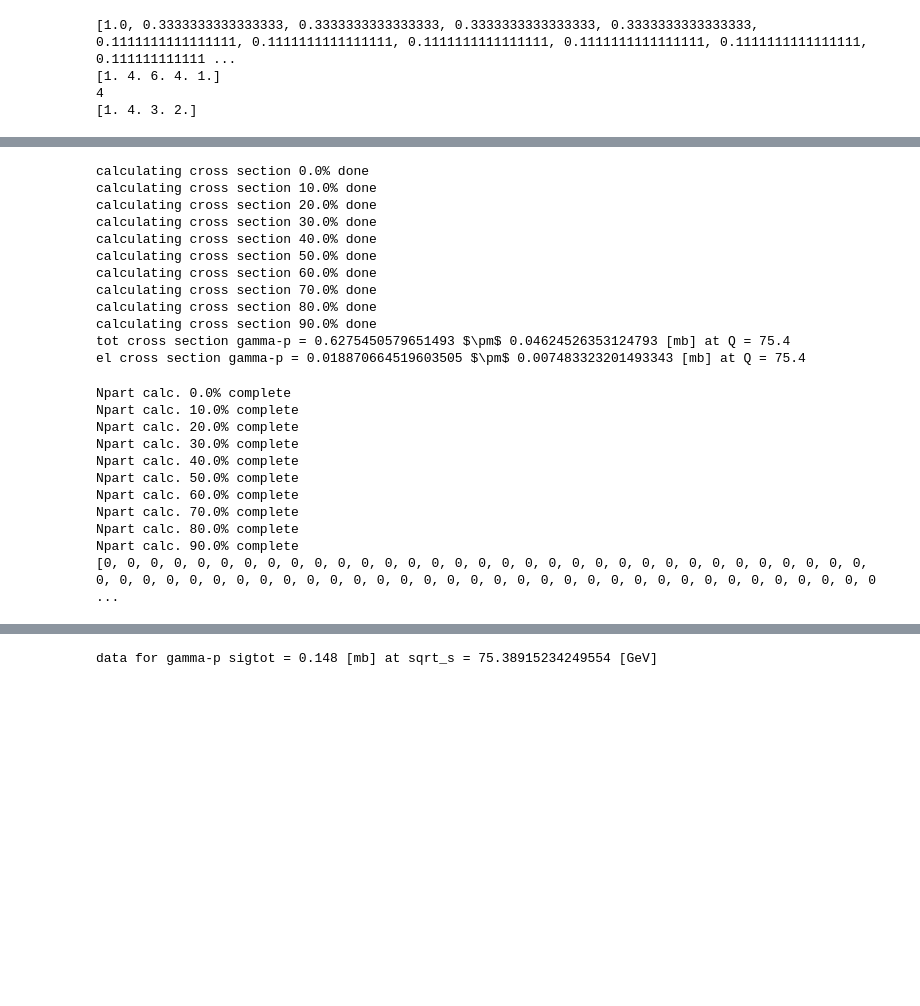
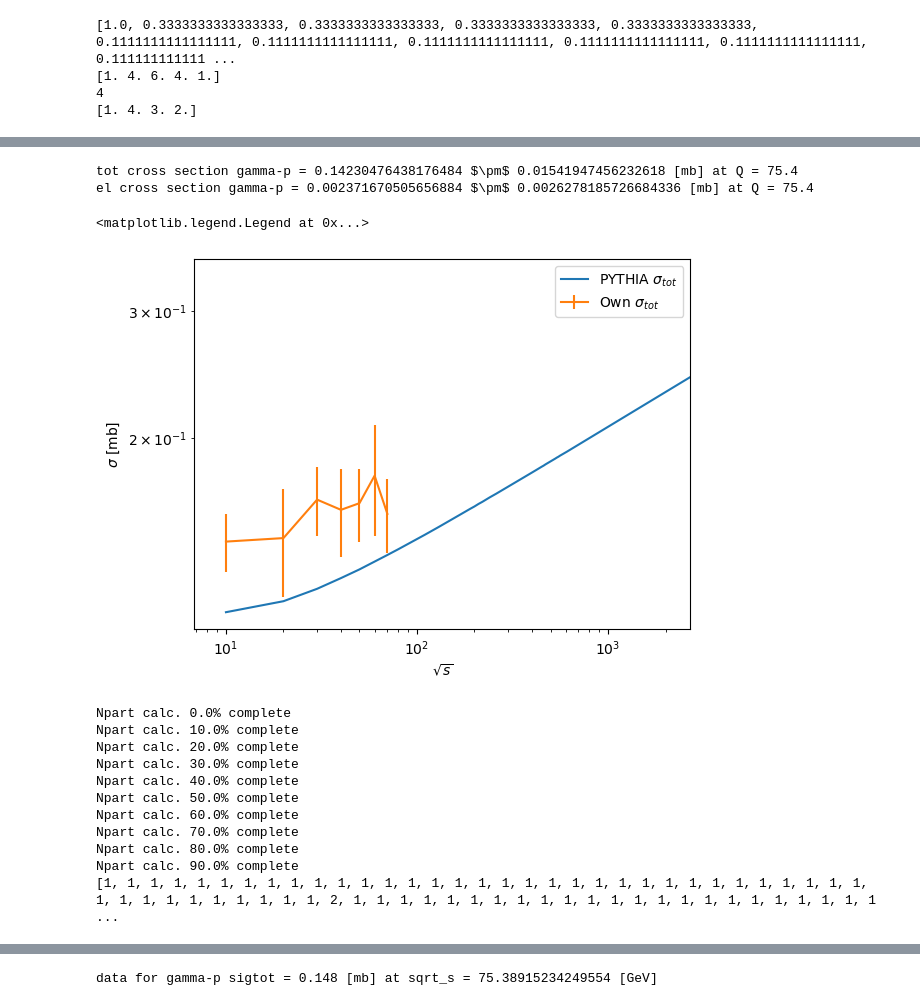
Before and after one commit to SaIsMM/GMC-eA, a Jupyter notebook: GMC v14 Oscar Sepp.ipynb, the cells around one changed output, grey strips where cells are left out. Drawn from its saved outputs; the diff is of its cells as text; code cells hidden in the pictures; blank space fills up the shorter version.

```diff
--- a/GMC v14 Oscar Sepp.ipynb
+++ b/GMC v14 Oscar Sepp.ipynb
@@ -955,21 +995,22 @@ fij analytical = 0.011626962936820473
 [figure]
 # %%
 Q = 75.4
-num_barrs = 100 # number of sampled cross sections (want to try more since large std but have to move to cluster. problem: running out of ram)
+num_barrs = 10 # number of sampled cross sections (want to try more since large std but have to move to cluster. problem: running out of ram)
 bMax_p = 3
+r=0.07
 
-def cs_gamma_p(Q, num_barrs, bMax_p, num_impact):
+def cs_gamma_p(Q, num_barrs, bMax_p, num_impact, r):
     sigmatot_arr = np.zeros(num_barrs)
     sigmael_arr = np.zeros(num_barrs)
 
     for i in range(num_barrs):
         impacts = []
-        if (i % (num_barrs/10)) == 0:
-            print(f'calculating cross section {i/num_barrs*100}% done')
+        # if (i % (num_barrs/10)) == 0:
+        #     print(f'calculating cross section {i/num_barrs*100}% done')
         for j in range(num_impact):
             impacts.append(impactsampler(bMax_p))
-
-        sigmatot_gp, sigmael_gp = sigma_gp(dipTargets, impacts, Q)
+        dipTargets = dip_Proton(0,0)
+        sigmatot_gp, sigmael_gp = sigma_gp(dipTargets, impacts, Q, r)
 
         sigmatot_arr[i] = sigmatot_gp
         sigmael_arr[i] = sigmael_gp
@@ -982,19 +1023,9 @@ def cs_gamma_p(Q, num_barrs, bMax_p, num_impact):
     sigel_std = np.std(sigmael_arr)
     return sigtot_mean, sigtot_std, sigel_mean, sigel_std
 
-sigtot_mean, sigtot_std, sigel_mean, sigel_std = cs_gamma_p(Q, num_barrs, bMax_p, num_impact)
+sigtot_mean, sigtot_std, sigel_mean, sigel_std = cs_gamma_p(Q, num_barrs, bMax_p, num_impact, r)
 print(r'tot cross section gamma-p =',sigtot_mean, r'$\pm$',sigtot_std ,f'[mb] at Q = {Q}')
 print(r'el cross section gamma-p =',sigel_mean, r'$\pm$',sigel_std ,f'[mb] at Q = {Q}')
 # %% [output]
-calculating cross section 0.0% done
-calculating cross section 10.0% done
-calculating cross section 20.0% done
-calculating cross section 30.0% done
-calculating cross section 40.0% done
-calculating cross section 50.0% done
-calculating cross section 60.0% done
-calculating cross section 70.0% done
-calculating cross section 80.0% done
-calculating cross section 90.0% done
-tot cross section gamma-p = 0.6275450579651493 $\pm$ 0.04624526353124793 [mb] at Q = 75.4
-el cross section gamma-p = 0.018870664519603505 $\pm$ 0.007483323201493343 [mb] at Q = 75.4
+tot cross section gamma-p = 0.14230476438176484 $\pm$ 0.01541947456232618 [mb] at Q = 75.4
+el cross section gamma-p = 0.002371670505656884 $\pm$ 0.0026278185726684336 [mb] at Q = 75.4
@@ -1001,3 +1062,15 @@ el cross section gamma-p = 0.018870664519603505 $\pm$ 0.007483323201493343 [mb]
+# %%
+plt.plot(sqrts,sigtot, label=r'PYTHIA $\sigma_{tot}$')
+plt.errorbar(newSqrts,sigtot_gps,yerr=sigtot_stds, label=r'Own $\sigma_{tot}$')
+plt.xlabel(r'$\sqrt{s}$')
+plt.ylabel(r'$\sigma$ [mb]')
+plt.xscale('log')
+plt.yscale('log')
+plt.xlim(0, 2700)
+plt.legend()
+# %% [output]
+<matplotlib.legend.Legend at 0x...>
+[figure, added]
 # %%
 # gamma*-A N_part calculations
 
@@ -1009,7 +1082,7 @@ def dip_Npart(dipTargets, impact, Q): # calculates Npart for gamma-A
     fij_arr = np.zeros((len(dipProj),len(dipTargets)))
     N_part = 0
     j=0
-    while j<len(dipTargets):
+    while j<(len(dipTargets)-2):
         next = False
         for i in range(len(dipProj)):
             fij_arr[i][j] = fij_calc(dipProj[i], dipTargets[j])
@@ -1064,14 +1137,14 @@ class Nucleus_dipole:
             self.nucleons.append(n)
 
 
-num_nuc_dip = 10
+num_nuc_dip = 100
 num_dip_impact = 1000 # the number of impact parameters we sample the cross sections from
 impacts_dip = []
 b_max = 7
 for j in range(num_dip_impact): # initializes impact parameters with a maximum b
     impacts_dip.append(impactsampler(b_max))
 
-Q = 200
+Q = 75
 nuc_dipList = []
 Npart_list = []
 T_gp_list = []
@@ -1081,7 +1154,8 @@ for i in range(num_nuc_dip):
     nuc_dip.setup()
     for j in range(num_dip_impact):
         Nparts, T = dip_Npart(nuc_dip.dipList, impacts_dip[j], Q)
-        Npart_list.append(Nparts)
+        if Nparts != 0:
+            Npart_list.append(Nparts)
         T_gp_list.append(T)
 
     if i % (num_nuc_dip/10) == 0:
@@ -1108,5 +1182,5 @@ Npart calc. 60.0% complete
 Npart calc. 70.0% complete
 Npart calc. 80.0% complete
 Npart calc. 90.0% complete
-[0, 0, 0, 0, 0, 0, 0, 0, 0, 0, 0, 0, 0, 0, 0, 0, 0, 0, 0, 0, 0, 0, 0, 0, 0, 0, 0, 0, 0, 0, 0, 0, 0, 0, 0, 0, 0, 0, 0, 0, 0, 0, 0, 0, 0, 0, 0, 0, 0, 0, 0, 0, 0, 0, 0, 0, 0, 0, 0, 0, 0, 0, 0, 0, 0, 0, 0 ...
+[1, 1, 1, 1, 1, 1, 1, 1, 1, 1, 1, 1, 1, 1, 1, 1, 1, 1, 1, 1, 1, 1, 1, 1, 1, 1, 1, 1, 1, 1, 1, 1, 1, 1, 1, 1, 1, 1, 1, 1, 1, 1, 1, 2, 1, 1, 1, 1, 1, 1, 1, 1, 1, 1, 1, 1, 1, 1, 1, 1, 1, 1, 1, 1, 1, 1, 1 ...
 # %%
```
Also changed, not shown: parts of 10 cells of this notebook, 2 other files.
